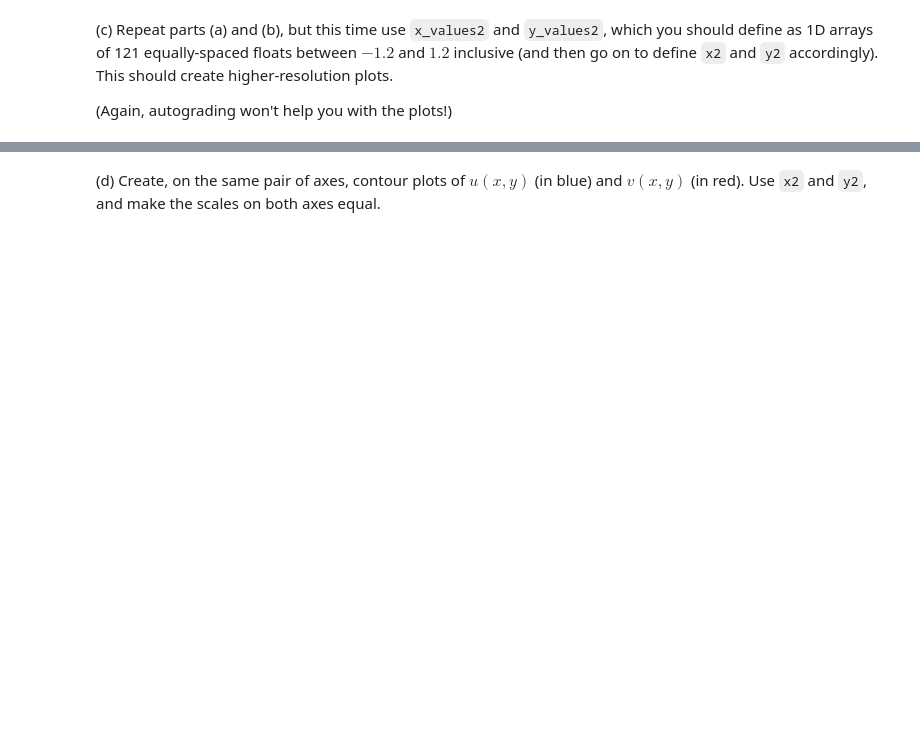
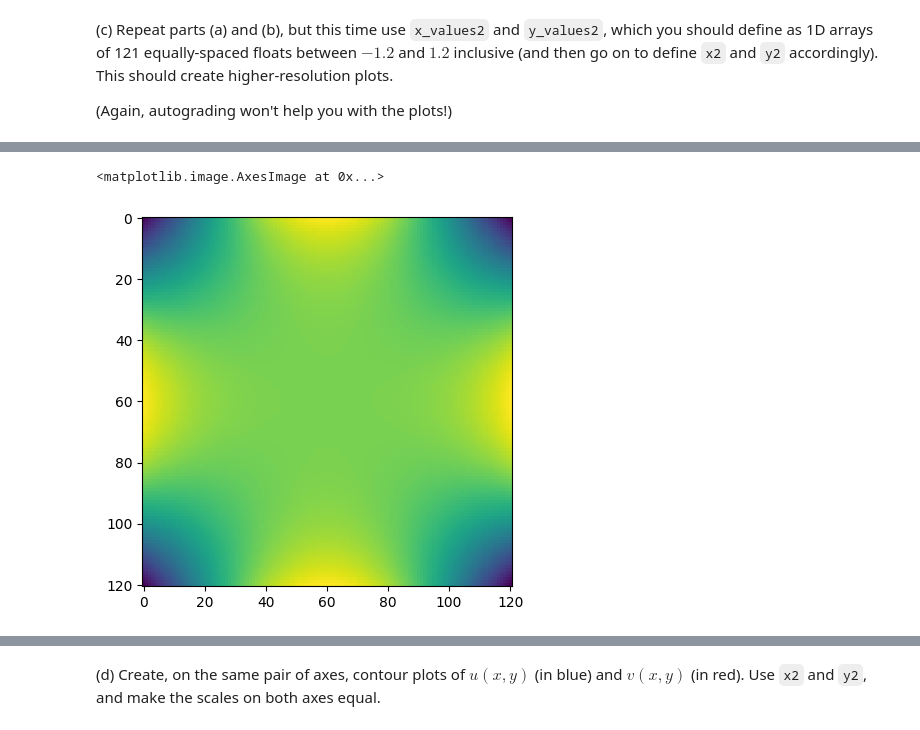
Before and after one commit to Imperial-MATH40006/math40006-2022-23-term2-week4-fkaner0, a Jupyter notebook: term2week4.ipynb, the cells around one changed output, grey strips where cells are left out. Saved outputs shown, nothing was run; the diff lists cells and outputs as text; code cells hidden in the pictures; blank space fills up the shorter version.

```diff
--- a/term2week4.ipynb
+++ b/term2week4.ipynb
@@ -269,8 +275,11 @@ raise NotImplementedError()
 (Again, autograding won't help you with the plots!)
 # %%
 # Cell for setting up variables
-# YOUR CODE HERE
-raise NotImplementedError()
+
+x_values2 = np.linspace(-1.2, 1.2, 121)
+y_values2 = np.linspace(-1.2, 1.2, 121)
+
+x2, y2 = np.meshgrid(x_values2, y_values2)
 
 # I don't think it's worth printing these values; you may disagree!
 # %%
@@ -282,6 +297,11 @@ question2c(_globals)
 # %%
 # Cell for first plot
-# YOUR CODE HERE
-raise NotImplementedError()
+
+u = x2**4 - 6 * x2**2 * y2**2 + y2**4
+
+plt.imshow(u)
+# %% [output]
+<matplotlib.image.AxesImage at 0x...>
+[figure, added]
 # %%
 # Cell for second plot
```
Also changed, not shown: parts of 14 cells of this notebook.
